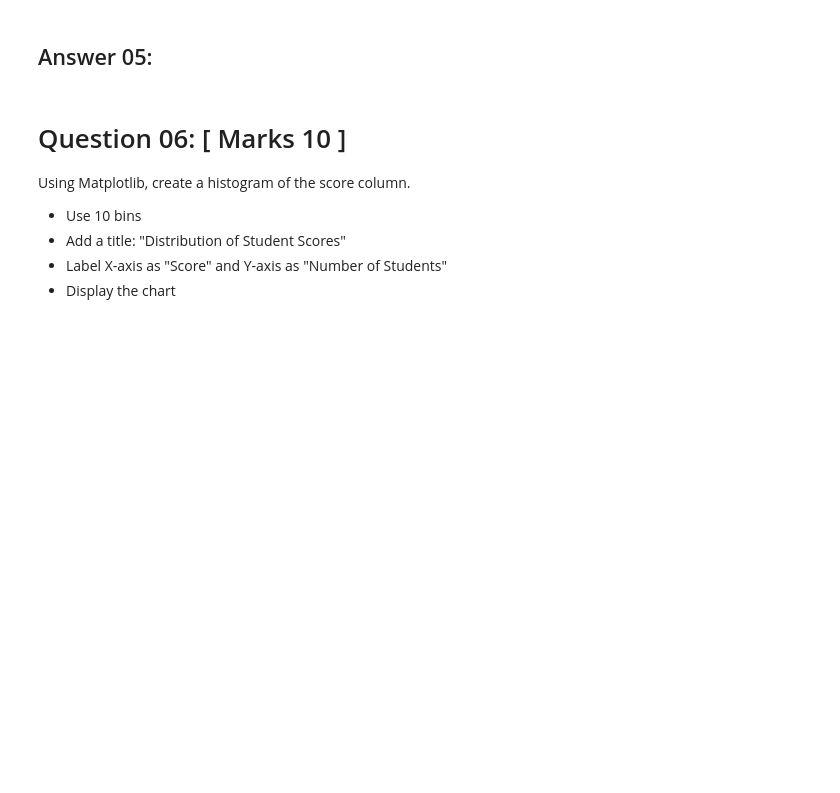
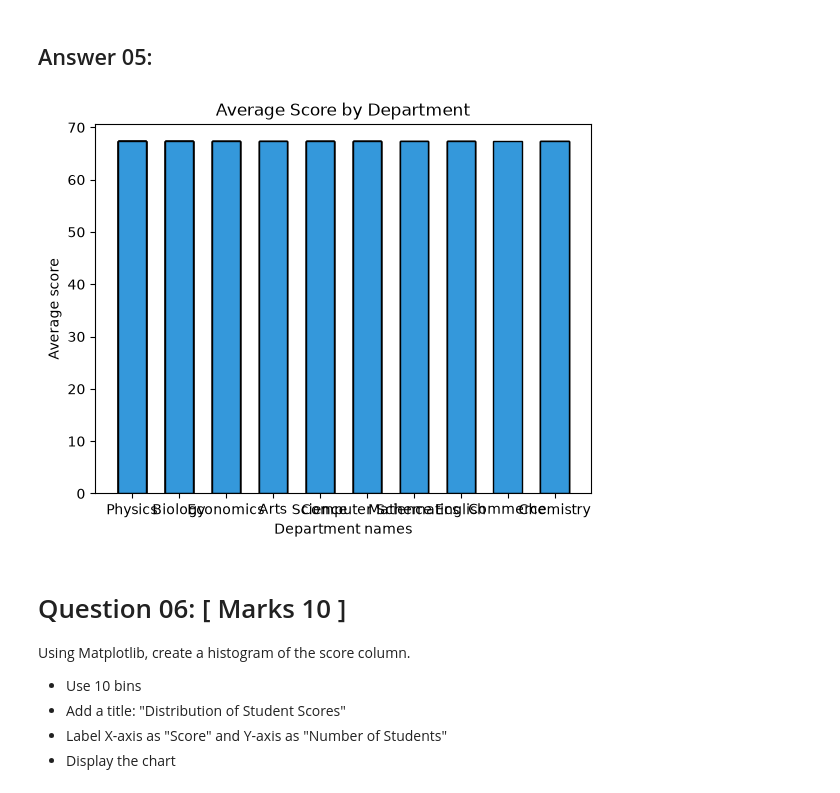
Before and after one commit to mahfuzzayn/ai-ml-phitron, a Jupyter notebook: Main Courses/AI Programming With Python/Week 04 - ML ToolBox (Visualization)/Module 15 - Final Exam/AI_Programming_With_Python_Final_Exam.ipynb, the cells around one changed output. Saved outputs shown, nothing was run; the diff lists cells and outputs as text; code cells hidden in the pictures; blank space fills up the shorter version.

```diff
--- a/Main Courses/AI Programming With Python/Week 04 - ML ToolBox (Visualization)/Module 15 - Final Exam/AI_Programming_With_Python_Final_Exam.ipynb
+++ b/Main Courses/AI Programming With Python/Week 04 - ML ToolBox (Visualization)/Module 15 - Final Exam/AI_Programming_With_Python_Final_Exam.ipynb
@@ -114,3 +167,7 @@ Then filter the dataset to include only:
 Select students whose age is between 16 and 20, sort them by student_id, and display the last 3 rows of the result.
 # %% [markdown]
 ## Write Answer 03:
+# %%
+df = pd.read_csv("./school_data.csv")
+
+df.head(3)
@@ -130,3 +240,18 @@ Then print a DataFrame that includes:
 * student_id, department, previous_score, new_score, score_increase
 # %% [markdown]
 ## Write Answer 04:
+# %%
+mask = (df['department'] == 'Computer Science') | (df['department'] == 'Mathematics')
+accepted_departments = ['Computer Science', 'Mathematics']
+
+
+df.loc[df['department'].isin(accepted_departments), 'new_score'] = (df['score'] * 1.10).clip(upper=100)
+df.loc[-df['department'].isin(accepted_departments), 'new_score'] = (df['score'] * 1.05).clip(upper=100)
+df['previous_score'] = df['score']
+
+updated_df = df[['student_id', 'department']]
+updated_df['previous_score'] = df['score']
+updated_df['new_score'] = df['new_score']
+updated_df['score_increase'] = df['new_score'] - df['previous_score']
+
+updated_df
@@ -141,4 +284,13 @@ Using Matplotlib, create a bar chart that shows the average score per department
 * Display the chart
 # %% [markdown]
 ## Answer 05:
+# %%
+plt.xlabel("Department names")
+plt.ylabel("Average score")
+plt.title("Average Score by Department")
+
+plt.bar(df['department'], df['score'].mean(), color='#3498db', edgecolor='black', width=0.6)
+plt.show()
+# %% [output]
+[figure, added]
 # %% [markdown]
```
Also changed, not shown: parts of 14 cells of this notebook, 1 other file.
